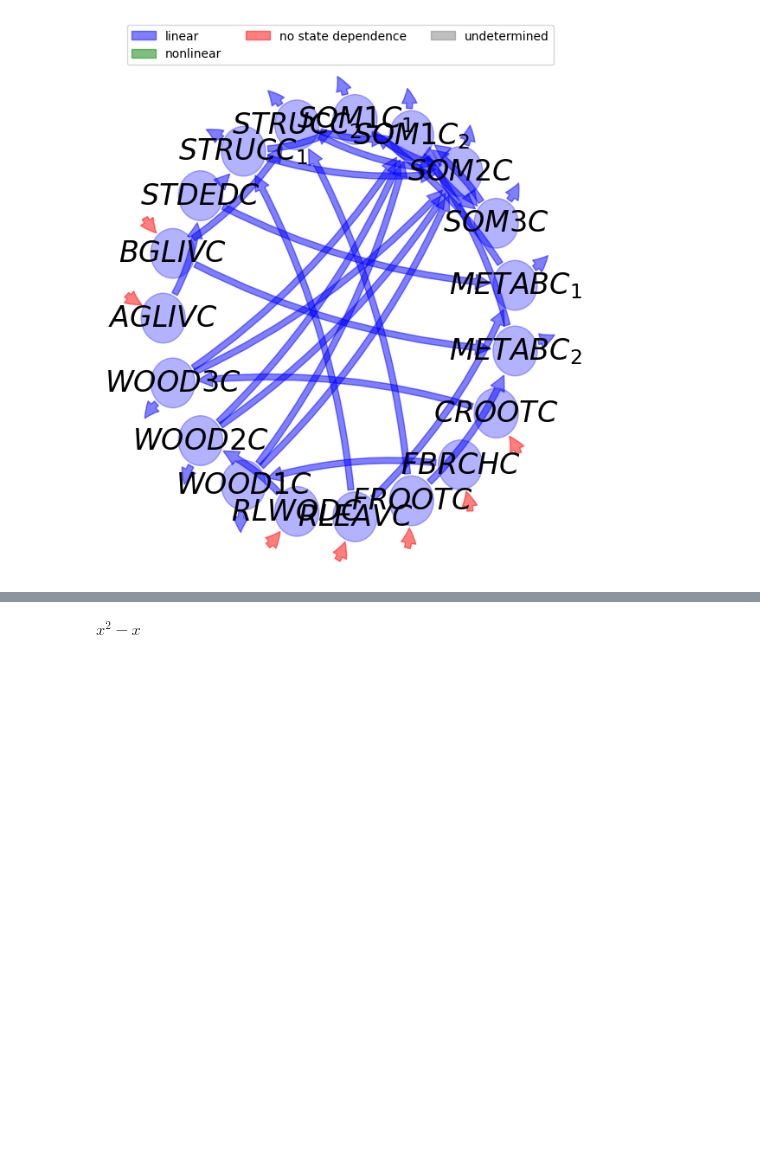
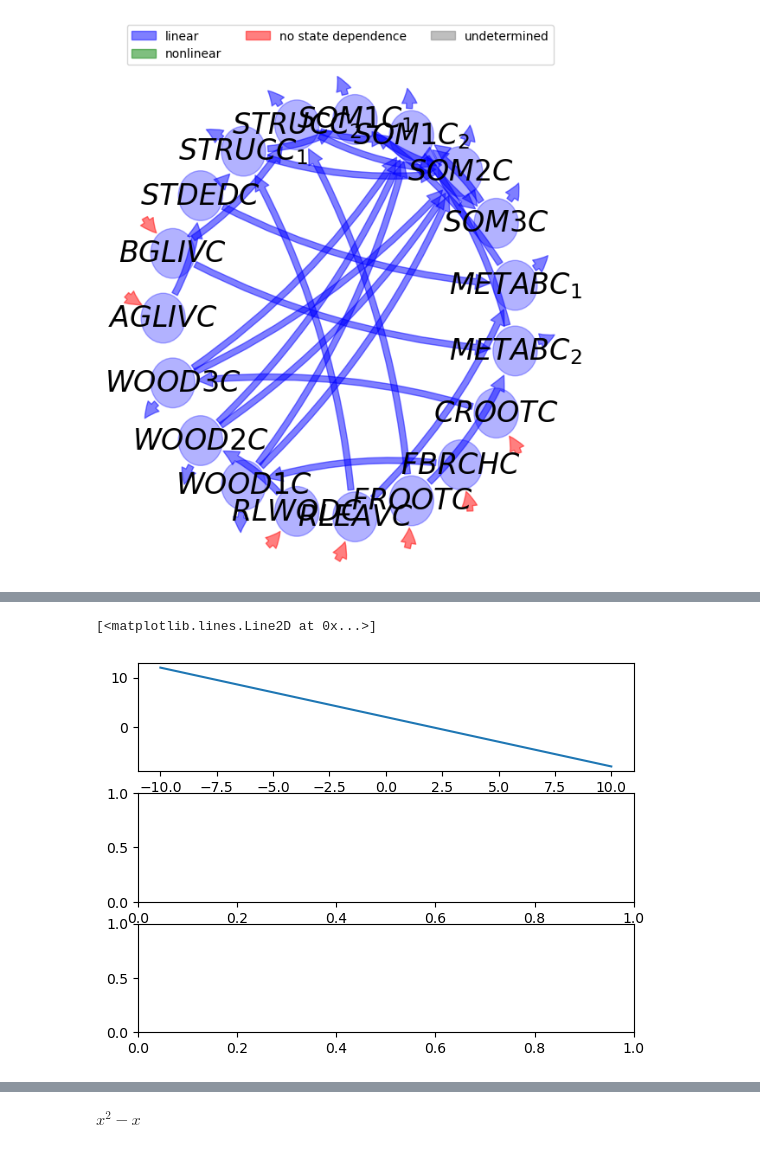
Before and after one commit to MPIBGC-TEE/bgc_md2, a Jupyter notebook: prototypes/mini_model.ipynb, the cells around one changed output, grey strips where cells are left out. Saved outputs shown, nothing was run; the diff lists cells and outputs as text; code cells hidden in the pictures; blank space fills up the shorter version.

```diff
--- a/prototypes/mini_model.ipynb
+++ b/prototypes/mini_model.ipynb
@@ -219,0 +347,12 @@ BI.sym_dict
+# %%
+def scale_num(fac, val1, val2):
+    return (fac*val1) + ((1-fac) * val2)
+fig2=plt.figure()
+axs=fig2.subplots(3,1)
+facs=np.linspace(-10,10,210)
+ys=[scale_num(fac,1,2) for fac in facs]
+axs[0].plot(facs,ys)
+# etc..
+# %% [output]
+[<matplotlib.lines.Line2D at 0x...>]
+[figure, added]
```
Also changed, not shown: parts of 21 cells of this notebook, 1 other file.
